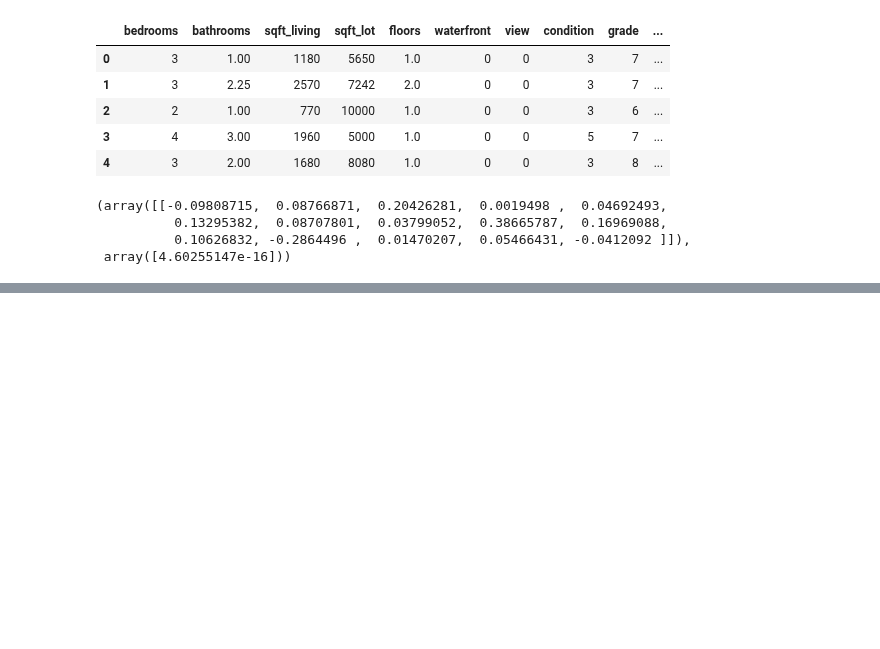
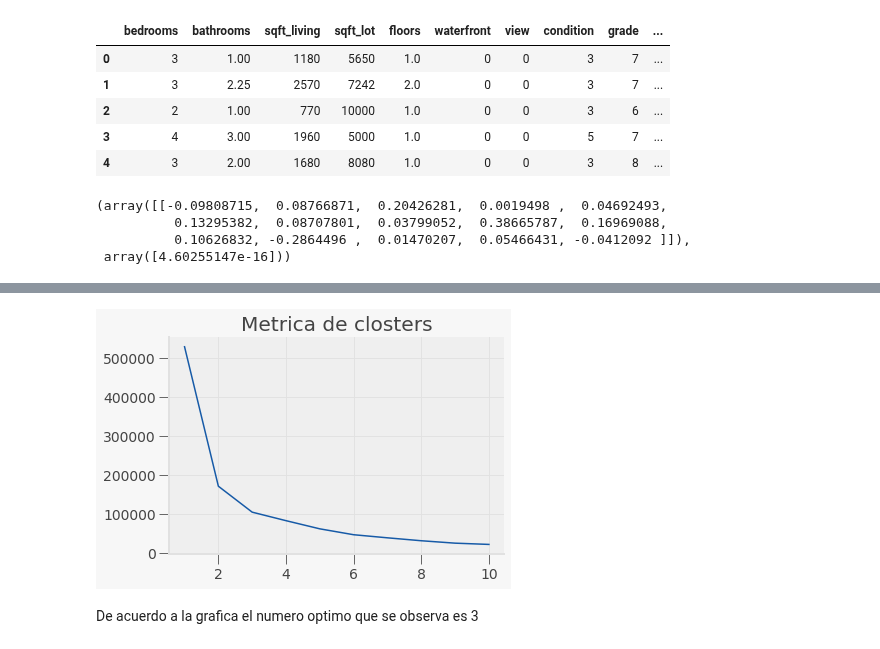
Before and after one commit to PosgradoMNA/actividades-de-aprendizaje-jesusrincon1328, a Jupyter notebook: Semana 7 /Regresión_y_K_means.ipynb, the cells around one changed output, grey strips where cells are left out. Drawn from its saved outputs; the diff is of its cells as text; code cells hidden in the pictures; blank space fills up the shorter version.

```diff
--- a/Semana 7 /Regresión_y_K_means.ipynb
+++ b/Semana 7 /Regresión_y_K_means.ipynb
@@ -425,0 +643,15 @@ ModeloLR.coef_, ModeloLR.intercept_
+# %%
+wcss = []
+
+for i in range (1,11):
+     kmeans = KMeans(n_clusters = i, max_iter = 10000)
+     kmeans.fit(latlong)
+     wcss.append(kmeans.inertia_)
+# %%
+plt.plot(range(1,11),wcss)
+plt.title("Metrica de closters")
+plt.show()
+# %% [output]
+[figure, added]
+# %% [markdown]
+De acuerdo a la grafica el numero optimo que se observa es 3
```
Also changed, not shown: parts of 26 cells of this notebook.
